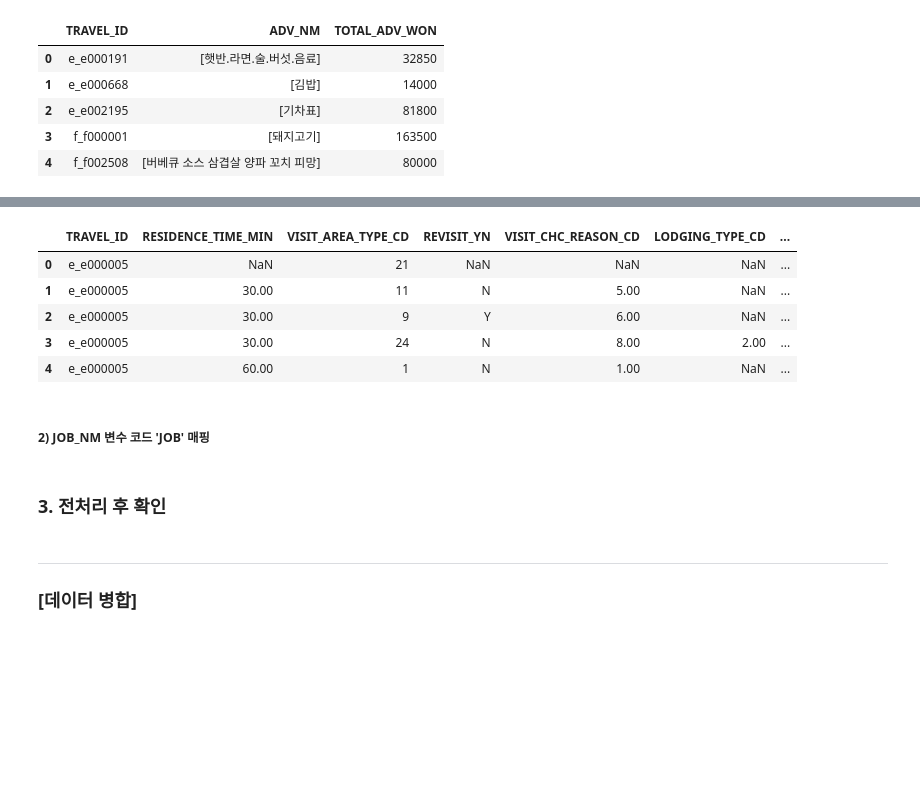
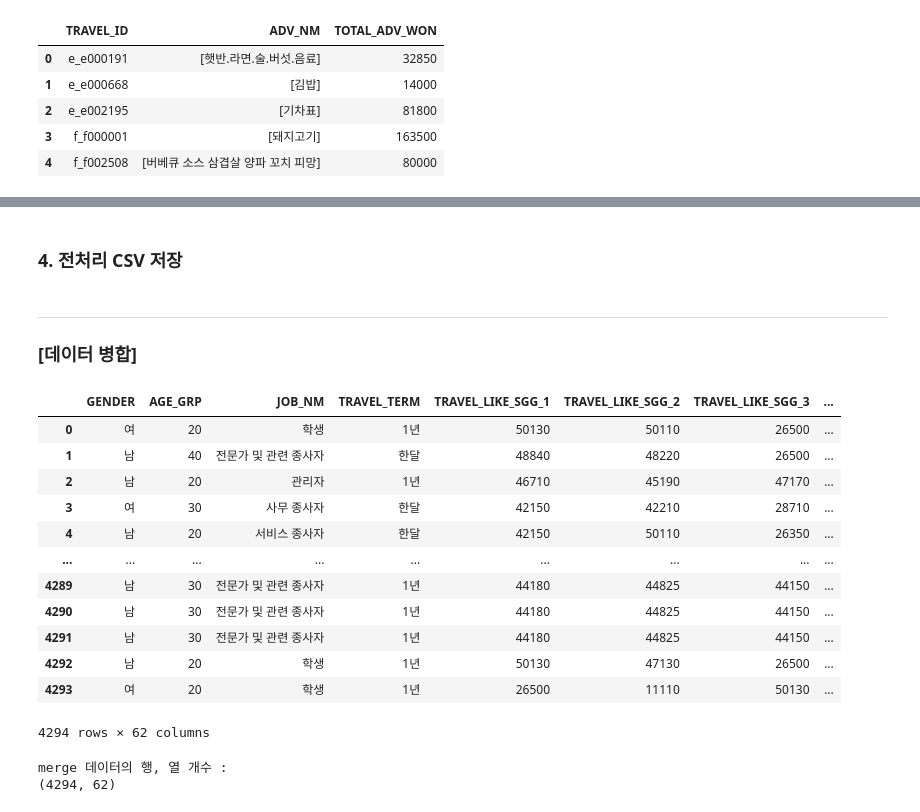
Before and after one commit to bomi03/Bokseol, a Jupyter notebook: data_preprocessing.ipynb, the cells around one changed output, grey strips where cells are left out. Cells and saved outputs as stored; diff of their text form; code cells hidden in the pictures; blank space fills up the shorter version.

Commit message:
전처리.csv 파일 추가 및 merge

```diff
--- a/data_preprocessing.ipynb
+++ b/data_preprocessing.ipynb
@@ -42,15 +42,14 @@ pd.set_option('display.width', 1000)
 #pd.reset_option('all') # 설정 변경 초기화
 # %%
 # 분석용 데이터 불러오기
-raw_traveller_master = pd.read_csv('data/training/여행객.csv', encoding='UTF-8')
-raw_companion_info = pd.read_csv('data/training/동반자정보.csv', encoding='UTF-8')
-raw_travel = pd.read_csv('data/training/여행.csv', encoding='UTF-8')
-raw_mvmn_consume = pd.read_csv('data/training/이동수단소비내역.csv', encoding='UTF-8')
-raw_lodge_consume = pd.read_csv('data/training/숙박소비내역.csv', encoding='UTF-8')
-raw_activity = pd.read_csv('data/training/활동내역.csv', encoding='UTF-8')
-raw_activity_consume = pd.read_csv('data/training/활동소비내역.csv', encoding='UTF-8')
-raw_adv_consume = pd.read_csv('data/training/사전소비내역.csv', encoding='UTF-8')
-raw_visit_area = pd.read_csv('data/training/방문지정보.csv', encoding='UTF-8')
+raw_traveller_master = pd.read_csv('data/training/original_data/여행객.csv', encoding='UTF-8')
+raw_companion_info = pd.read_csv('data/training/original_data/동반자정보.csv', encoding='UTF-8')
+raw_travel = pd.read_csv('data/training/original_data/여행.csv', encoding='UTF-8')
+raw_mvmn_consume = pd.read_csv('data/training/original_data/이동수단소비내역.csv', encoding='UTF-8')
+raw_lodge_consume = pd.read_csv('data/training/original_data/숙박소비내역.csv', encoding='UTF-8')
+raw_activity = pd.read_csv('data/training/original_data/활동내역.csv', encoding='UTF-8')
+raw_activity_consume = pd.read_csv('data/training/original_data/활동소비내역.csv', encoding='UTF-8')
+raw_adv_consume = pd.read_csv('data/training/original_data/사전소비내역.csv', encoding='UTF-8')
 
 # 복사본 만들기
 traveller_master = raw_traveller_master.copy()
@@ -61,7 +60,6 @@ lodge_consume = raw_lodge_consume.copy()
 activity = raw_activity.copy()
 activity_consume = raw_activity_consume.copy()
 adv_consume = raw_adv_consume.copy()
-visit_area = raw_visit_area.copy()
 # %% [markdown]
 <hr>
 <h2>[한글값 매핑]</h2>
@@ -1902,14 +1847,2 @@ dtype: int64
-# %%
-# 데이터 살펴보기
-visit_area.head()
-# %% [output]
-|  | TRAVEL_ID | RESIDENCE_TIME_MIN | VISIT_AREA_TYPE_CD | REVISIT_YN | VISIT_CHC_REASON_CD | LODGING_TYPE_CD | ... |
-| 0 | e_e000005 | NaN | 21 | NaN | NaN | NaN | ... |
-| 1 | e_e000005 | 30.00 | 11 | N | 5.00 | NaN | ... |
-| 2 | e_e000005 | 30.00 | 9 | Y | 6.00 | NaN | ... |
-| 3 | e_e000005 | 30.00 | 24 | N | 8.00 | 2.00 | ... |
-| 4 | e_e000005 | 60.00 | 1 | N | 1.00 | NaN | ... |
-# %% [markdown]
-<h5>2) JOB_NM 변수 코드 'JOB' 매핑</h5>
 # %% [markdown]
-<h3>3. 전처리 후 확인</h3>
+<h3>4. 전처리 CSV 저장</h3>
@@ -1916,3 +1851,42 @@ visit_area.head()
 # %% [markdown]
 <hr>
 <h3>[데이터 병합]</h3>
+# %%
+# 첫 번째 merge
+travel_log = pd.merge(traveller_master, companion_info, on='TRAVEL_ID', how='left')
+# 두 번째 merge
+travel_log = pd.merge(travel_log, travel, on='TRAVEL_ID', how='left')
+# 세 번째 merge
+travel_log = pd.merge(travel_log, mvmn_consume_new, on='TRAVEL_ID', how='left')
+# 네 번째 merge
+travel_log = pd.merge(travel_log, lodge_consume_new, on='TRAVEL_ID', how='left')
+# 다섯 번째 merge
+travel_log = pd.merge(travel_log, activity_new, on='TRAVEL_ID', how='left')
+# 여섯 번째 merge
+travel_log = pd.merge(travel_log, activity_consume_new, on='TRAVEL_ID', how='left')
+# 일곱 번째 merge
+travel_log = pd.merge(travel_log, adv_consume_new, on='TRAVEL_ID', how='left')
+
+# 결과 확인
+travel_log
+# %% [output]
+|  | GENDER | AGE_GRP | JOB_NM | TRAVEL_TERM | TRAVEL_LIKE_SGG_1 | TRAVEL_LIKE_SGG_2 | TRAVEL_LIKE_SGG_3 | ... |
+| 0 | 여 | 20 | 학생 | 1년 | 50130 | 50110 | 26500 | ... |
+| 1 | 남 | 40 | 전문가 및 관련 종사자 | 한달 | 48840 | 48220 | 26500 | ... |
+| 2 | 남 | 20 | 관리자 | 1년 | 46710 | 45190 | 47170 | ... |
+| 3 | 여 | 30 | 사무 종사자 | 한달 | 42150 | 42210 | 28710 | ... |
+| 4 | 남 | 20 | 서비스 종사자 | 한달 | 42150 | 50110 | 26350 | ... |
+| ... | ... | ... | ... | ... | ... | ... | ... | ... |
+| 4289 | 남 | 30 | 전문가 및 관련 종사자 | 1년 | 44180 | 44825 | 44150 | ... |
+| 4290 | 남 | 30 | 전문가 및 관련 종사자 | 1년 | 44180 | 44825 | 44150 | ... |
+| 4291 | 남 | 30 | 전문가 및 관련 종사자 | 1년 | 44180 | 44825 | 44150 | ... |
+| 4292 | 남 | 20 | 학생 | 1년 | 50130 | 47130 | 26500 | ... |
+| 4293 | 여 | 20 | 학생 | 1년 | 26500 | 11110 | 50130 | ... |
+4294 rows × 62 columns
+# %%
+# 데이터의 행, 열 개수 출력
+print('merge 데이터의 행, 열 개수 : ')
+print(travel_log.shape)
+# %% [output]
+merge 데이터의 행, 열 개수 :
+(4294, 62)
```
Also changed, not shown: parts of 28 cells of this notebook, 26 other files.
